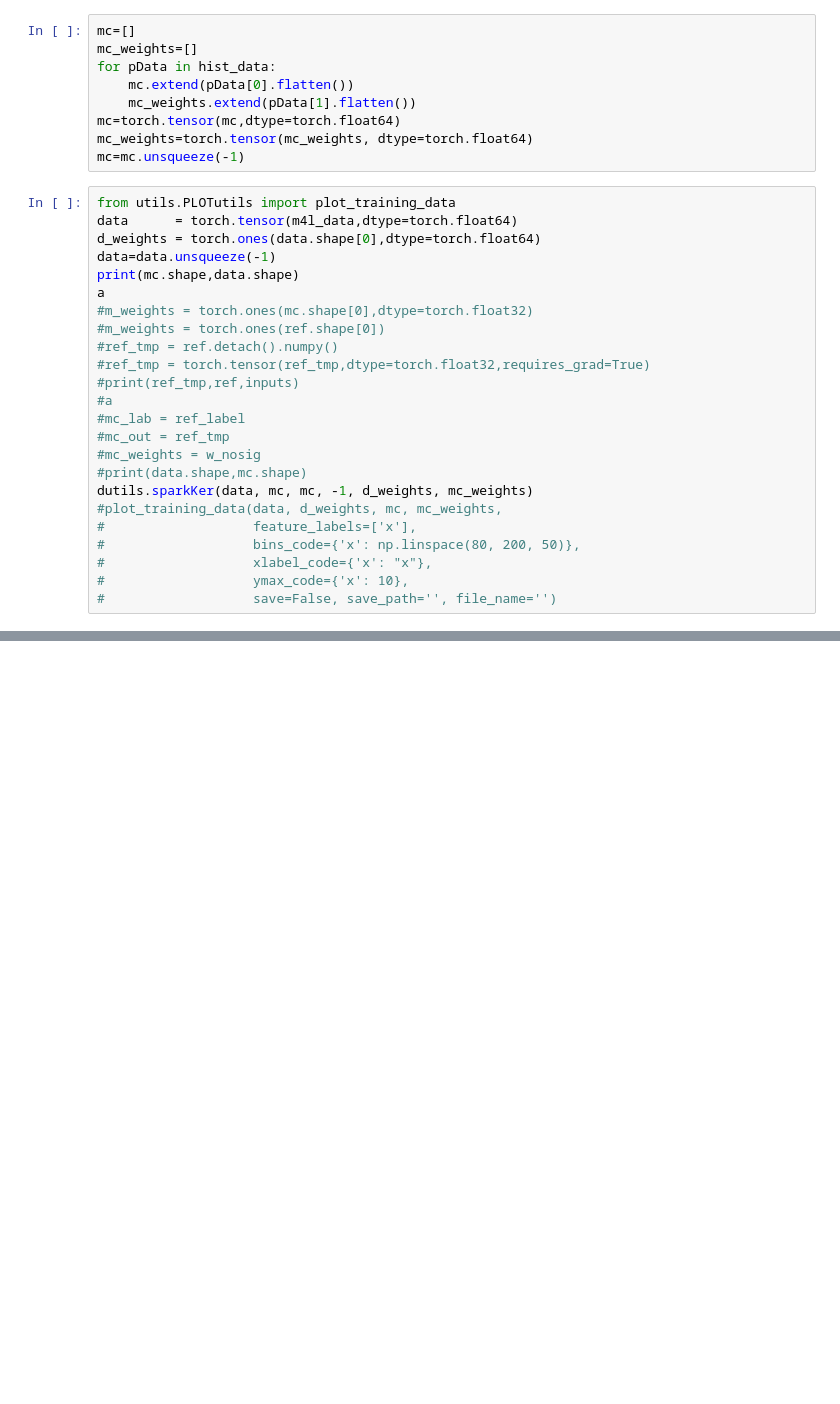
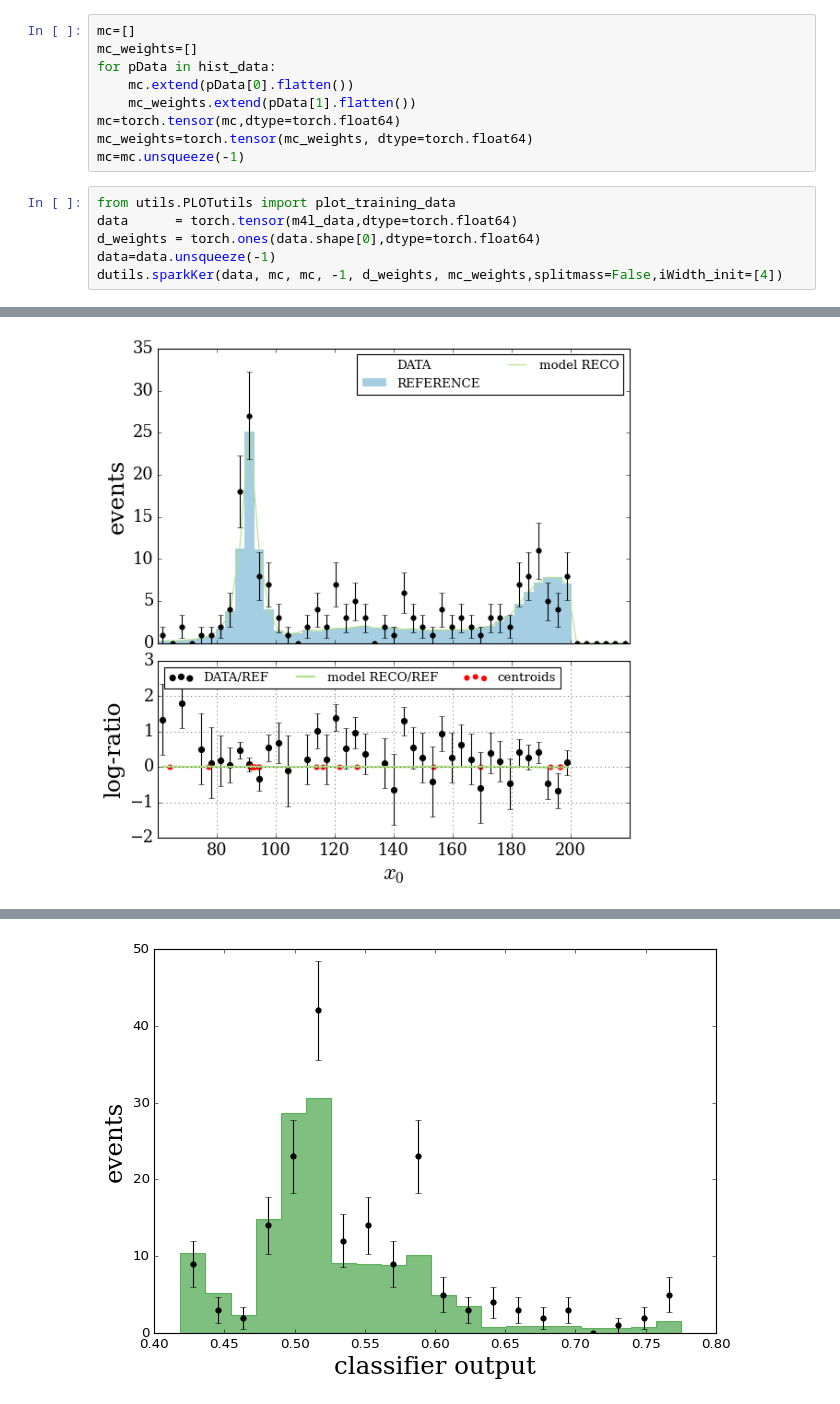
Before and after one commit to SamBT/phlab-neurips25, a Jupyter notebook: experiments/higgs/Higgs_NPLM_basic.ipynb, the cells around one changed output, grey strips where cells are left out. Drawn from its saved outputs; the diff is of its cells as text; blank space fills up the shorter version.

```diff
--- a/experiments/higgs/Higgs_NPLM_basic.ipynb
+++ b/experiments/higgs/Higgs_NPLM_basic.ipynb
@@ -343,23 +343,5 @@ from utils.PLOTutils import plot_training_data
 data      = torch.tensor(m4l_data,dtype=torch.float64)
 d_weights = torch.ones(data.shape[0],dtype=torch.float64)
 data=data.unsqueeze(-1)
-print(mc.shape,data.shape)
-a
-#m_weights = torch.ones(mc.shape[0],dtype=torch.float32)
-#m_weights = torch.ones(ref.shape[0])
-#ref_tmp = ref.detach().numpy()
-#ref_tmp = torch.tensor(ref_tmp,dtype=torch.float32,requires_grad=True)
-#print(ref_tmp,ref,inputs)
-#a
-#mc_lab = ref_label
-#mc_out = ref_tmp
-#mc_weights = w_nosig
-#print(data.shape,mc.shape)
-dutils.sparkKer(data, mc, mc, -1, d_weights, mc_weights)
-#plot_training_data(data, d_weights, mc, mc_weights,
-#                   feature_labels=['x'],
-#                   bins_code={'x': np.linspace(80, 200, 50)},
-#                   xlabel_code={'x': "x"},
-#                   ymax_code={'x': 10},
-#                   save=False, save_path='', file_name='')
+dutils.sparkKer(data, mc, mc, -1, d_weights, mc_weights,splitmass=False,iWidth_init=[4])
 # %% [output]
@@ -366,0 +349 @@ torch.Size([132788, 1]) torch.Size([112, 1])
+[figure, added]
@@ -367,0 +351 @@ NameError: name 'a' is not defined
+[figure, added]
```
Also changed, not shown: parts of 9 cells of this notebook, 12 other files.
